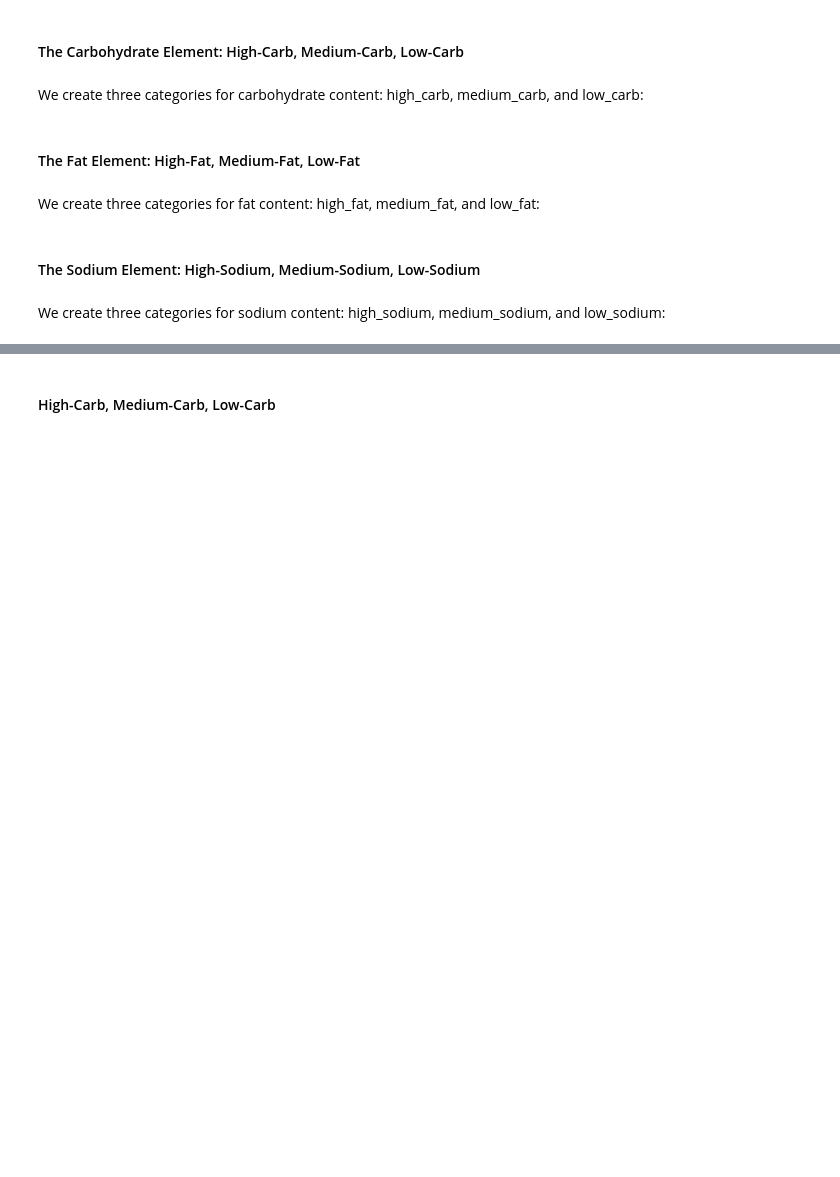
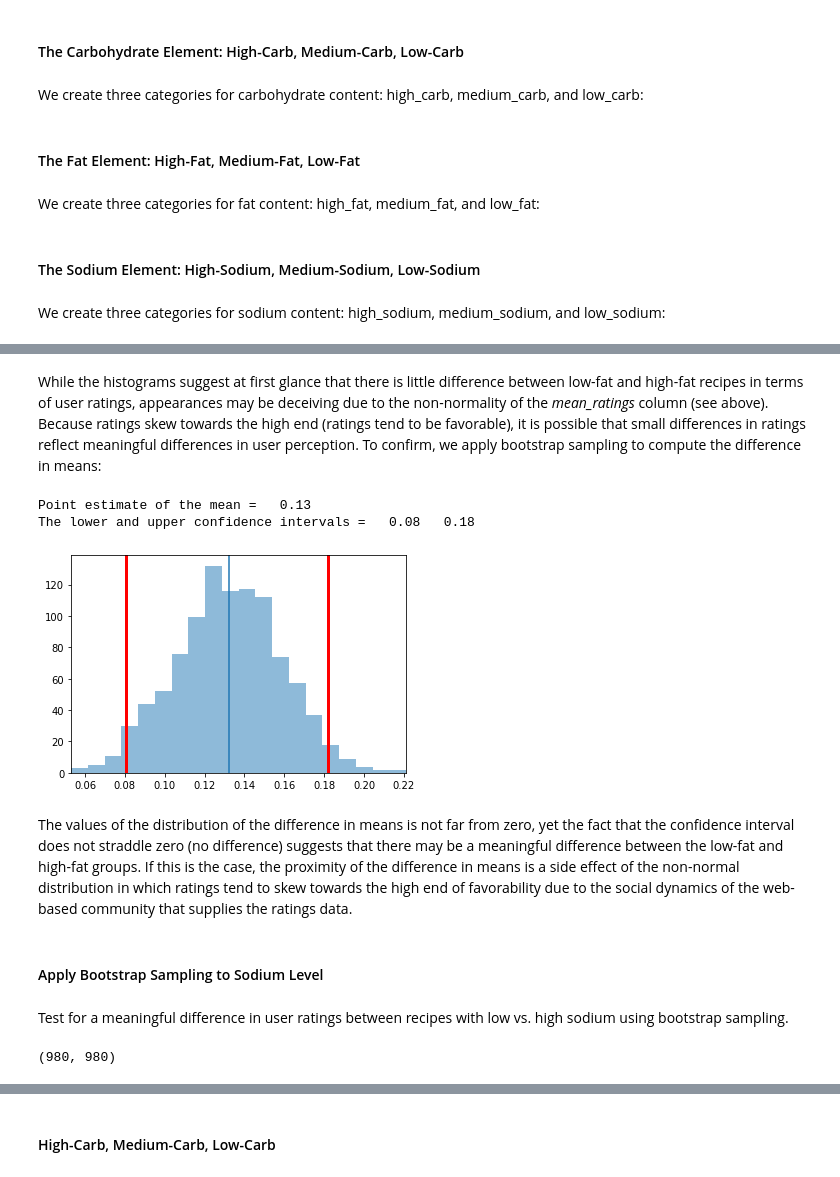
Before and after one commit to pelorenz/data-science-410, a Jupyter notebook: PeterLorenz-M02.ipynb, the cells around one changed output, grey strips where cells are left out. Saved outputs shown, nothing was run; the diff lists cells and outputs as text; code cells hidden in the pictures; blank space fills up the shorter version.

```diff
--- a/PeterLorenz-M02.ipynb
+++ b/PeterLorenz-M02.ipynb
@@ -269,0 +380,31 @@ recipes['sodium_level'] = sodium_level
+# %% [markdown]
+While the histograms suggest at first glance that there is little difference between low-fat and high-fat recipes in terms of user ratings, appearances may be deceiving due to the non-normality of the *mean_ratings* column (see above). Because ratings skew towards the high end (ratings tend to be favorable), it is possible that small differences in ratings reflect meaningful differences in user perception. To confirm, we apply bootstrap sampling to compute the difference in means:
+# %%
+diffs = []
+n_replicas=1000
+for i in range(n_replicas):
+    sample = recipes.sample(frac=1.0, replace=True)
+    low_fat_sample_mean = sample[sample.fat_level == 'low_fat'].mean_rating.mean()
+    high_fat_sample_mean = sample[sample.fat_level == 'high_fat'].mean_rating.mean()
+    diffs.append(high_fat_sample_mean - low_fat_sample_mean)
+diffs = pd.Series(diffs)
+
+plot_hist(diffs, diffs.min(), diffs.max())
+# %% [output]
+Point estimate of the mean =   0.13
+The lower and upper confidence intervals =   0.08   0.18
+[figure, added]
+# %% [markdown]
+The values of the distribution of the difference in means is not far from zero, yet the fact that the confidence interval does not straddle zero (no difference) suggests that there may be a meaningful difference between the low-fat and high-fat groups. If this is the case, the proximity of the difference in means is a side effect of the non-normal distribution in which ratings tend to skew towards the high end of favorability due to the social dynamics of the web-based community that supplies the ratings data.
+# %% [markdown]
+#### Apply Bootstrap Sampling to Sodium Level
+# %% [markdown]
+Test for a meaningful difference in user ratings between recipes with low vs. high sodium using bootstrap sampling.
+# %%
+# Extract groups
+low_sodium = recipes[recipes.sodium_level == 'low_sodium']
+high_sodium = recipes[recipes.sodium_level == 'high_sodium']
+
+len(low_sodium), len(high_sodium)
+# %% [output]
+(980, 980)
```
Also changed, not shown: parts of 25 cells of this notebook.
